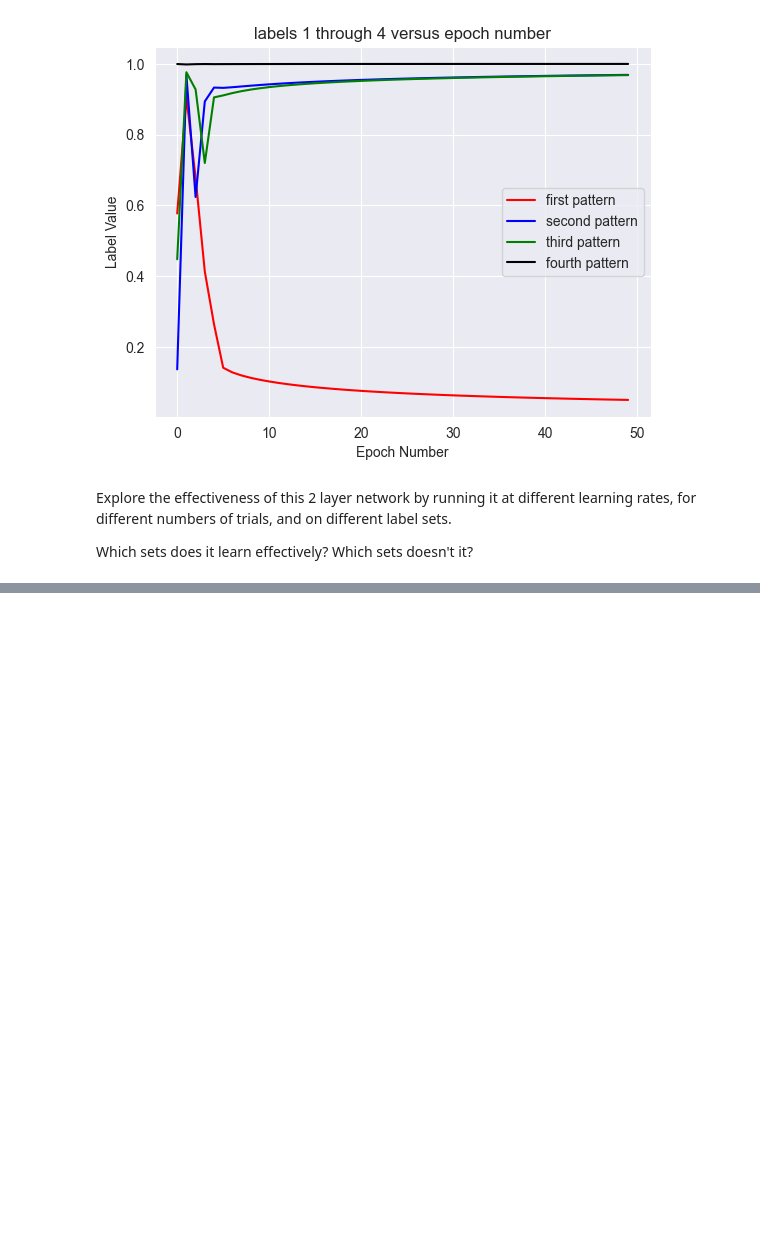
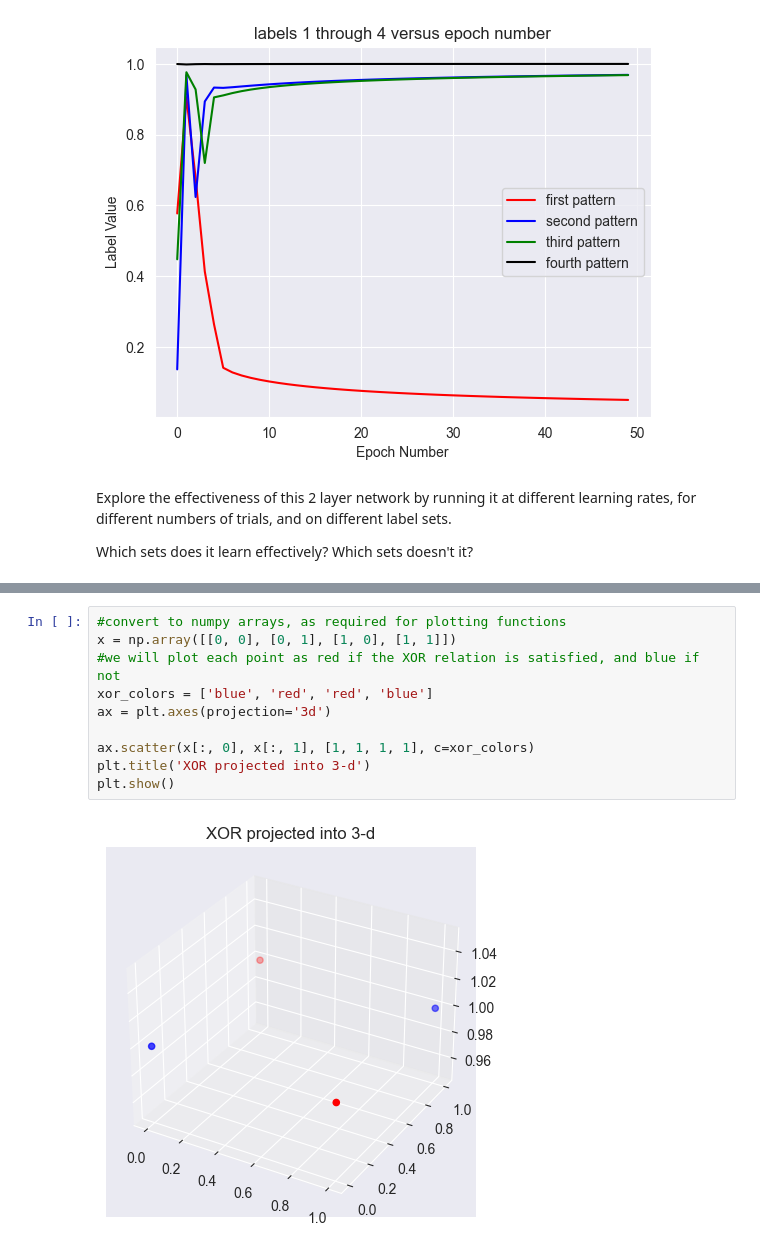
Before and after one commit to younesStrittmatter/502B, a Jupyter notebook: book/content/Primers/notebooks/3 Perceptron and XOR.ipynb, the cells around one changed output, grey strips where cells are left out. Cells and saved outputs as stored; diff of their text form; blank space fills up the shorter version.

```diff
--- a/book/content/Primers/notebooks/3 Perceptron and XOR.ipynb
+++ b/book/content/Primers/notebooks/3 Perceptron and XOR.ipynb
@@ -312,0 +319,12 @@ Which sets does it learn effectively? Which sets doesn't it?
+# %%
+#convert to numpy arrays, as required for plotting functions
+x = np.array([[0, 0], [0, 1], [1, 0], [1, 1]])
+#we will plot each point as red if the XOR relation is satisfied, and blue if not
+xor_colors = ['blue', 'red', 'red', 'blue']
+ax = plt.axes(projection='3d')
+
+ax.scatter(x[:, 0], x[:, 1], [1, 1, 1, 1], c=xor_colors)
+plt.title('XOR projected into 3-d')
+plt.show()
+# %% [output]
+[figure, added]
```
Also changed, not shown: parts of 4 cells of this notebook.
